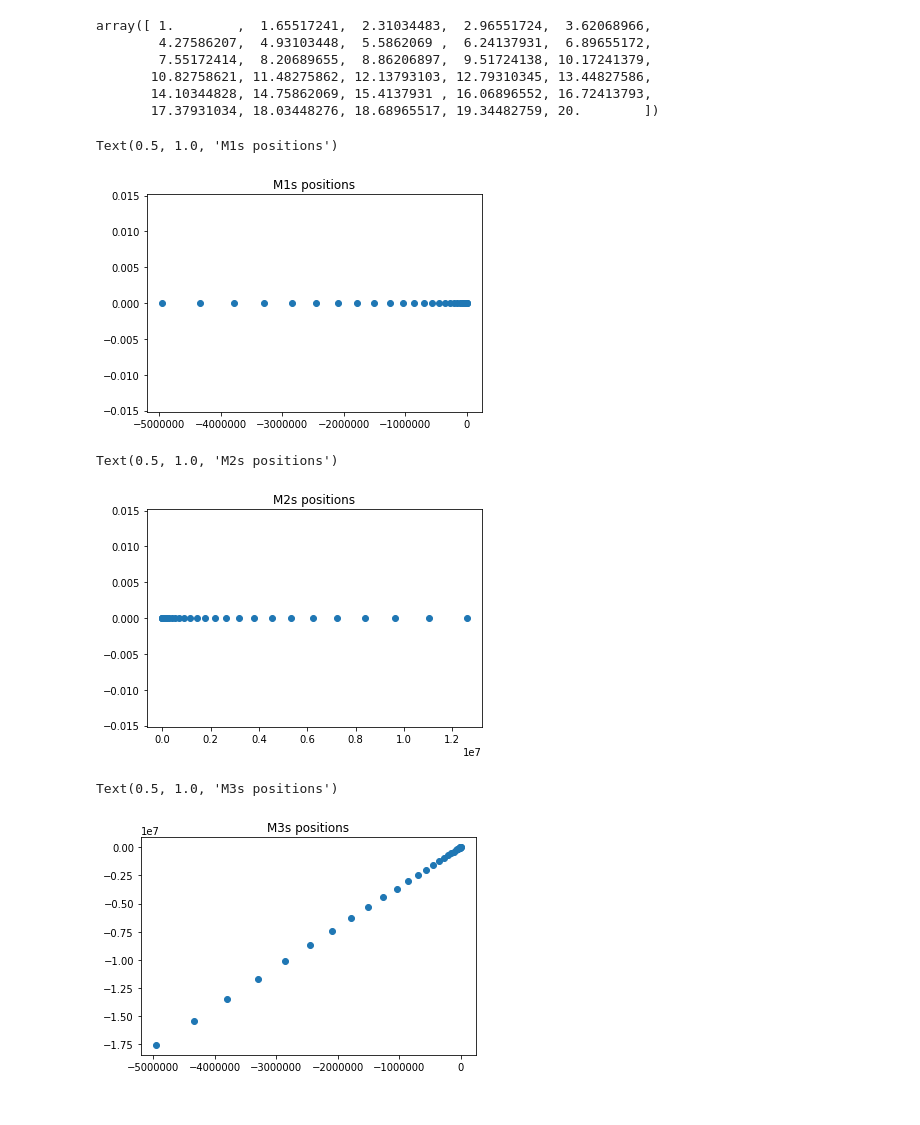
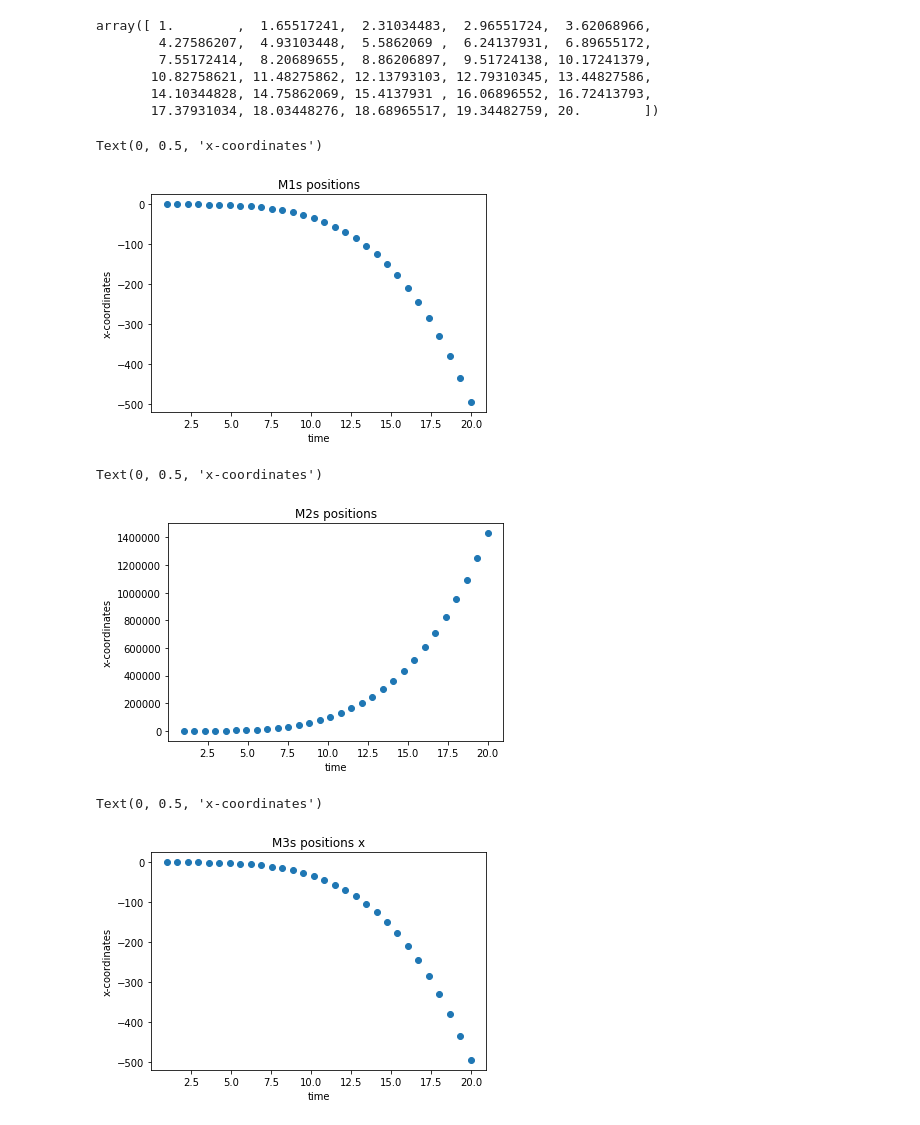
Before and after one commit to AramSar/mechanics_project, a Jupyter notebook: Project02/Final/Project 2.ipynb, the cells around one changed output. Saved outputs shown, nothing was run; the diff lists cells and outputs as text; code cells hidden in the pictures.

```diff
--- a/Project02/Final/Project 2.ipynb
+++ b/Project02/Final/Project 2.ipynb
@@ -23,12 +29,12 @@ From the system of equations above, we can find $F_{1}(t)$ and $ x_{1}(t), x_{2}
 # %%
 import numpy as np
 # %%
-M1 = 10
+M1 = 1
 M2 = 5
-M3 = 3
+M3 = 30000
 mu1 = 0.09
-mu2 = 0.3
-mu3 = 0.4
+mu2 = 3
+mu3 = 0.1
 g = 10
 # %% [markdown]
 # General solution of the system
@@ -102,33 +108,39 @@ positions = np.array(positions)
 # %%
 x1s = positions[:,0,:]
 
 x1s_x = x1s[:, 0]
 x1s_y = x1s[:, 1]
 
-plt.scatter(x1s_x, x1s_y)
+plt.scatter(t, x1s_x)
 plt.title('M1s positions')
+plt.xlabel('time')
+plt.ylabel('x-coordinates')
 # %% [output]
-Text(0.5, 1.0, 'M1s positions')
+Text(0, 0.5, 'x-coordinates')
-[figure, old version]
+[figure, new version]
 # %%
 x1s = positions[:,1,:]
 
 x1s_x = x1s[:, 0]
 x1s_y = x1s[:, 1]
 
-plt.scatter(x1s_x, x1s_y)
+plt.scatter(t, x1s_x)
 plt.title('M2s positions')
+plt.xlabel('time')
+plt.ylabel('x-coordinates')
 # %% [output]
-Text(0.5, 1.0, 'M2s positions')
+Text(0, 0.5, 'x-coordinates')
-[figure, old version]
+[figure, new version]
 # %%
 x1s = positions[:,2,:]
 
 x1s_x = x1s[:, 0]
 x1s_y = x1s[:, 1]
 
-plt.scatter(x1s_x, x1s_y)
-plt.title('M3s positions')
+plt.scatter(t, x1s_x)
+plt.title('M3s positions x')
+plt.xlabel('time')
+plt.ylabel('x-coordinates')
 # %% [output]
-Text(0.5, 1.0, 'M3s positions')
+Text(0, 0.5, 'x-coordinates')
-[figure, old version]
+[figure, new version]
```
Also changed, not shown: parts of 7 cells of this notebook, 1 other file.
